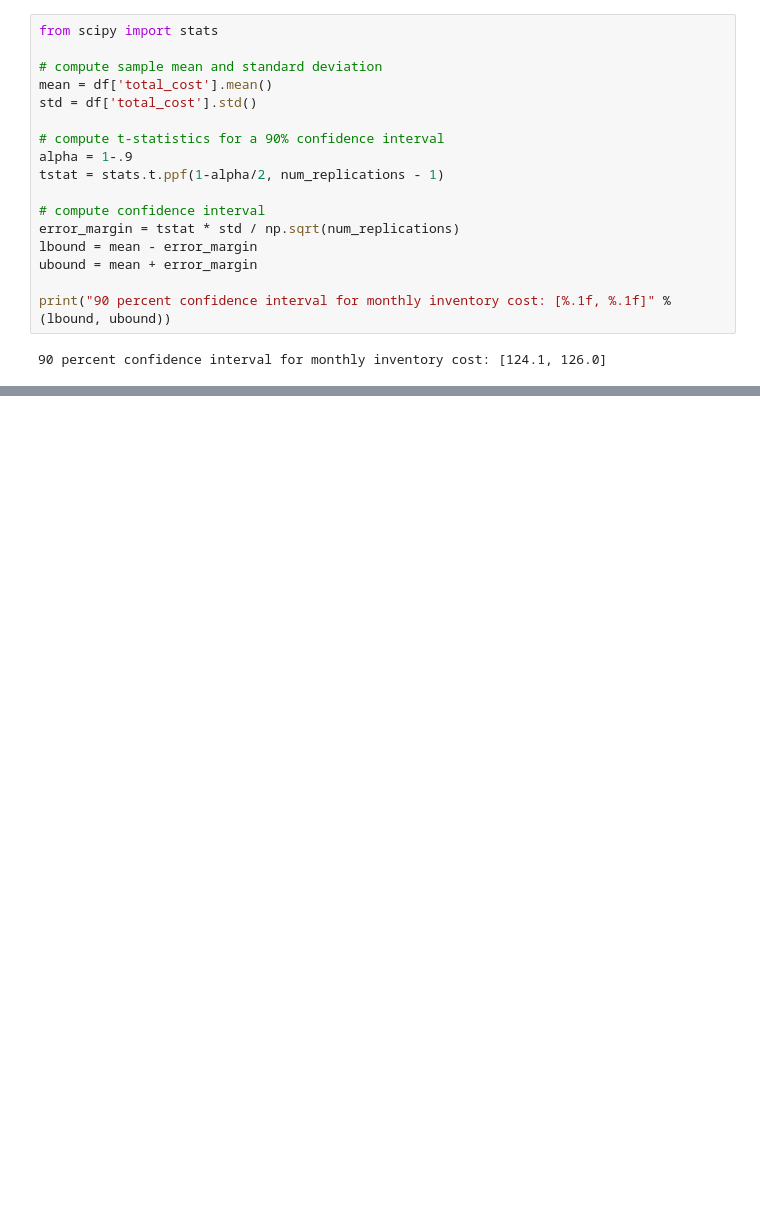
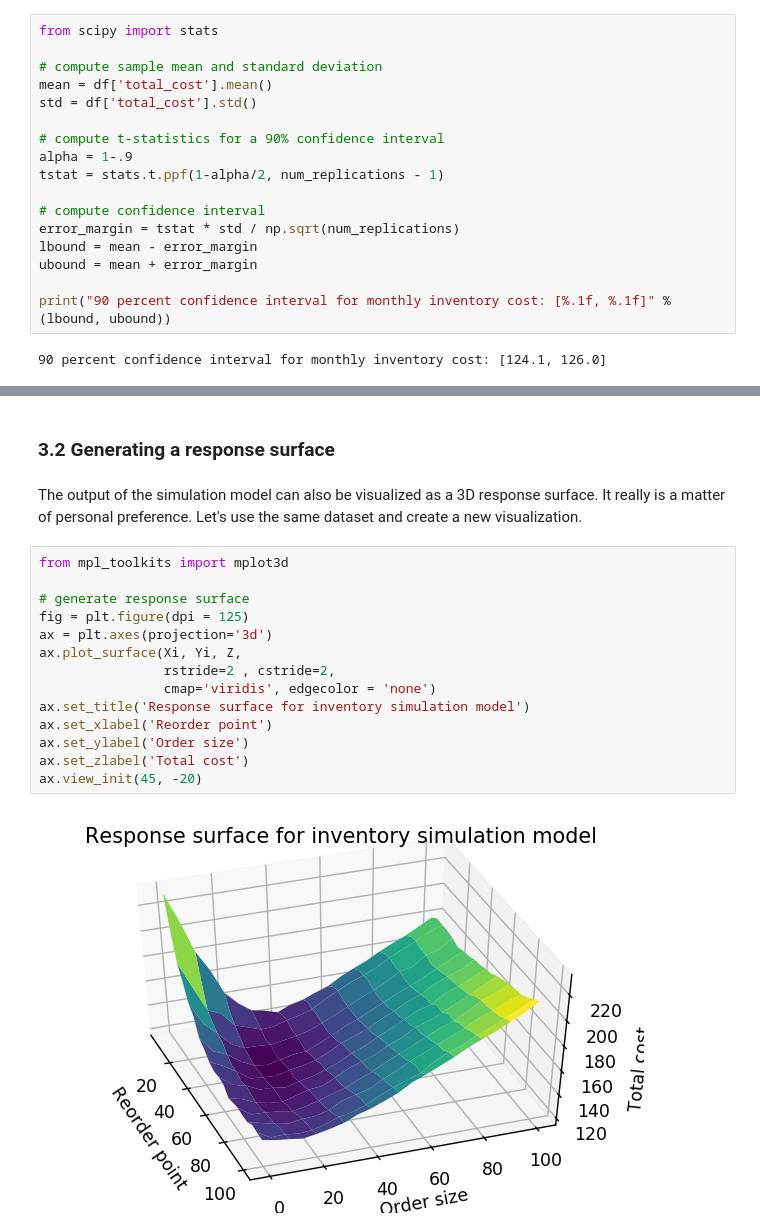
Before and after one commit to Arthurbdt/inventory-simulation, a Jupyter notebook: output_analysis.ipynb, the cells around one changed output, grey strips where cells are left out. Cells and saved outputs as stored; diff of their text form; blank space fills up the shorter version.

```diff
--- a/output_analysis.ipynb
+++ b/output_analysis.ipynb
@@ -144,0 +234,21 @@ print("90 percent confidence interval for monthly inventory cost: [%.1f, %.1f]"
+# %% [markdown]
+<a id="responsesurface"></a>
+### 3.2 Generating a response surface
+# %% [markdown]
+The output of the simulation model can also be visualized as a 3D response surface. It really is a matter of personal preference. Let's use the same dataset and create a new visualization.
+# %%
+from mpl_toolkits import mplot3d
+
+# generate response surface
+fig = plt.figure(dpi = 125)
+ax = plt.axes(projection='3d')
+ax.plot_surface(Xi, Yi, Z,
+                rstride=2 , cstride=2,
+                cmap='viridis', edgecolor = 'none')
+ax.set_title('Response surface for inventory simulation model')
+ax.set_xlabel('Reorder point')
+ax.set_ylabel('Order size')
+ax.set_zlabel('Total cost')
+ax.view_init(45, -20)
+# %% [output]
+[figure, added]
```
Also changed, not shown: parts of 25 cells of this notebook, 1 other file.
